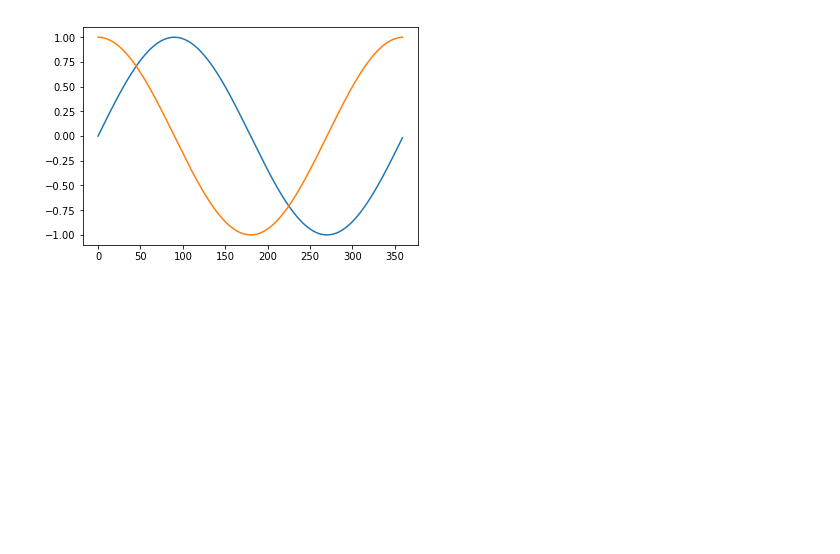
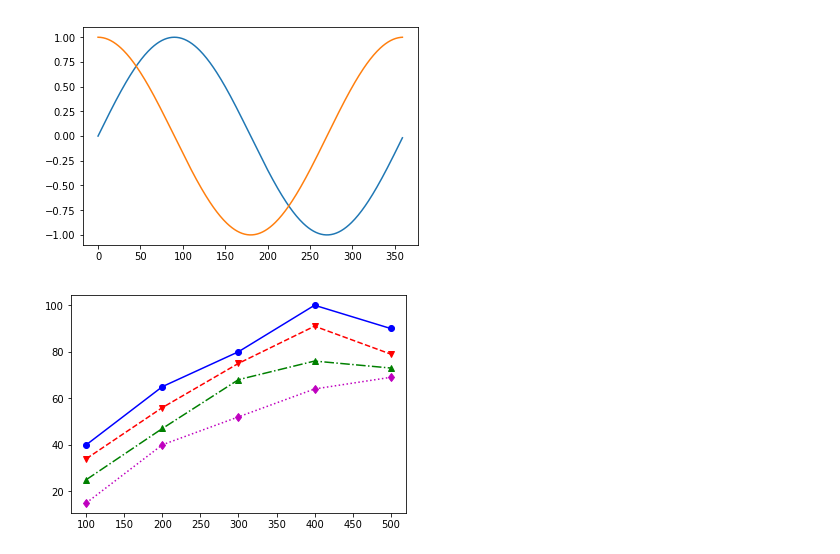
Before and after one commit to TsubasaYoshida/python_learning, a Jupyter notebook: src/graph_introduciton.ipynb, the cells around one changed output. Drawn from its saved outputs; the diff is of its cells as text; code cells hidden in the pictures; blank space fills up the shorter version.

```diff
--- a/src/graph_introduciton.ipynb
+++ b/src/graph_introduciton.ipynb
@@ -40,3 +40,17 @@ plt.plot(X, C)
 plt.show()
 # %% [output]
 [figure]
+# %%
+import matplotlib.pyplot as plt
+X = [100, 200, 300, 400, 500,]
+Y1 = [40, 65, 80, 100, 90]
+Y2 = [34, 56, 75, 91, 79]
+Y3 = [25, 47, 68, 76, 73]
+Y4 = [15, 40, 52, 64, 69]
+plt.plot(X, Y1, marker="o", color = "blue", linestyle = "-")
+plt.plot(X, Y2, marker="v", color = "red", linestyle = "--")
+plt.plot(X, Y3, marker="^", color = "green", linestyle = "-.")
+plt.plot(X, Y4, marker="d", color = "m", linestyle = ":")
+plt.show()
+# %% [output]
+[figure, added]
```
Also changed, not shown: parts of 2 cells of this notebook.
